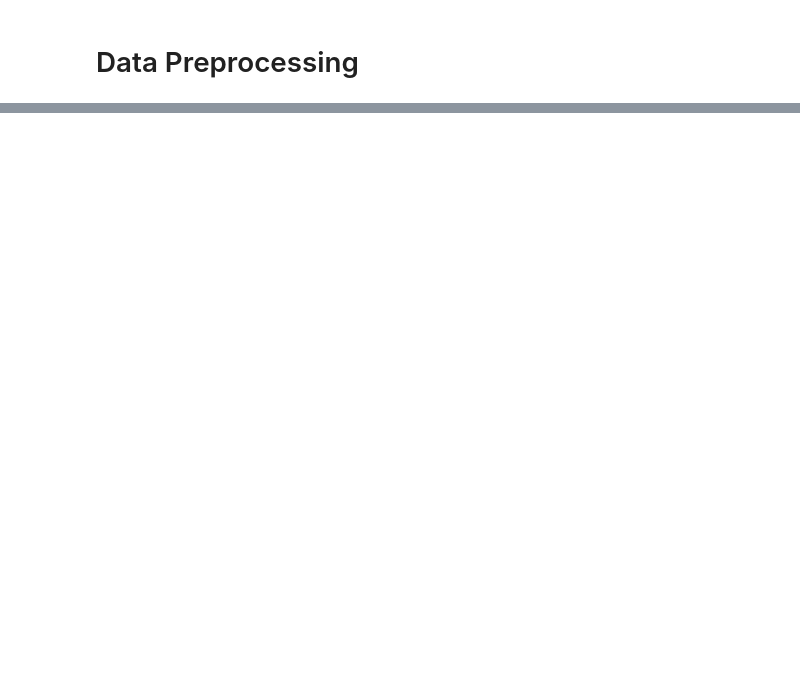
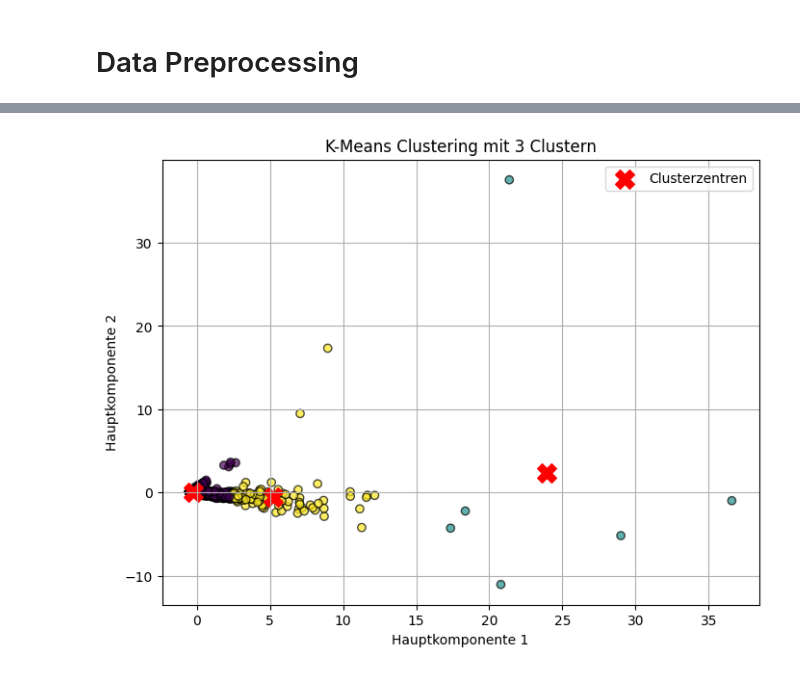
Before and after one commit to florivz/DDM-Project-WS24-25, a Jupyter notebook: analysis.ipynb, the cells around one changed output, grey strips where cells are left out. Drawn from its saved outputs; the diff is of its cells as text; code cells hidden in the pictures; blank space fills up the shorter version.

```diff
--- a/analysis.ipynb
+++ b/analysis.ipynb
@@ -129,0 +229,18 @@ df_merged = df_merged.merge(
+# %%
+# K-Means mit 3 Clustern
+kmeans = KMeans(n_clusters=3, random_state=42)
+clusters = kmeans.fit_predict(X_pca)
+df_final['Cluster'] = clusters
+
+# Visualisierung der Cluster
+plt.figure(figsize=(8, 6))
+plt.scatter(X_pca[:, 0], X_pca[:, 1], c=clusters, cmap='viridis', alpha=0.7, edgecolors='k')
+plt.scatter(kmeans.cluster_centers_[:, 0], kmeans.cluster_centers_[:, 1], c='red', marker='X', s=200, label='Clusterzentren')
+plt.title('K-Means Clustering mit 3 Clustern')
+plt.xlabel('Hauptkomponente 1')
+plt.ylabel('Hauptkomponente 2')
+plt.legend()
+plt.grid(True)
+plt.show()
+# %% [output]
+[figure, added]
```
Also changed, not shown: parts of 23 cells of this notebook.
